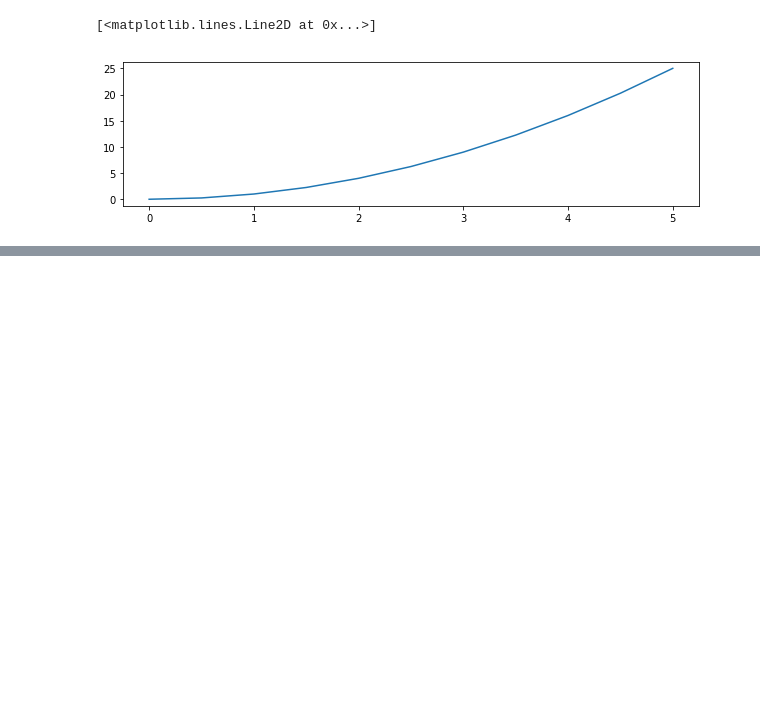
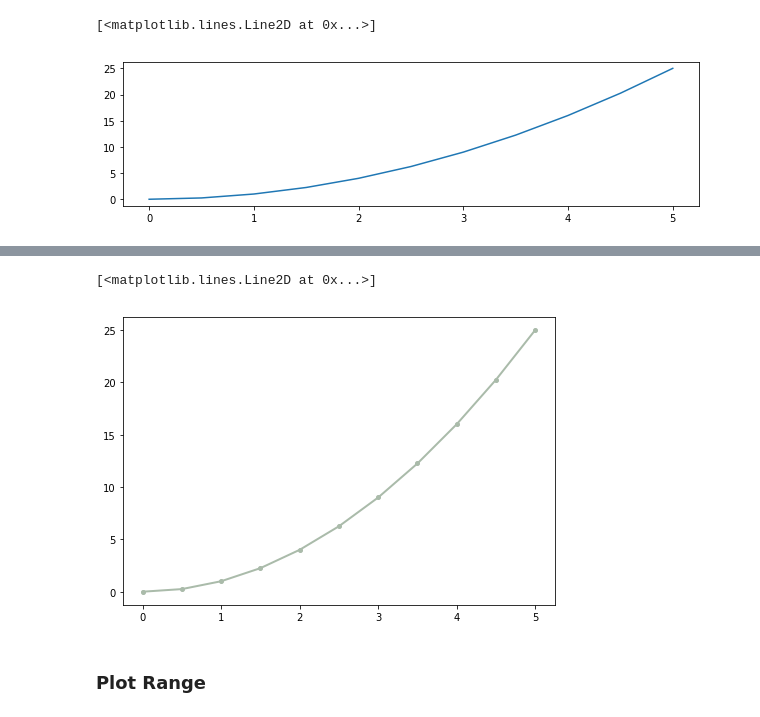
Before and after one commit to risarora/pythonML, a Jupyter notebook: 4. Matplotlib.ipynb, the cells around one changed output, grey strips where cells are left out. Drawn from its saved outputs; the diff is of its cells as text; code cells hidden in the pictures; blank space fills up the shorter version.

```diff
--- a/4. Matplotlib.ipynb
+++ b/4. Matplotlib.ipynb
@@ -145,0 +158,14 @@ IndexError: index 2 is out of bounds for axis 0 with size 2
+# %%
+fig=plt.figure()
+ax = fig.add_axes([0,0,1,1])
+ax.plot(x ,y ,
+            color='#aabbaa',
+            lw =2,
+            ls='-',
+            marker='o',
+            markersize='4')
+# %% [output]
+[<matplotlib.lines.Line2D at 0x...>]
+[figure, added]
+# %% [markdown]
+### Plot Range
```
Also changed, not shown: parts of 6 cells of this notebook, 4 other files.
